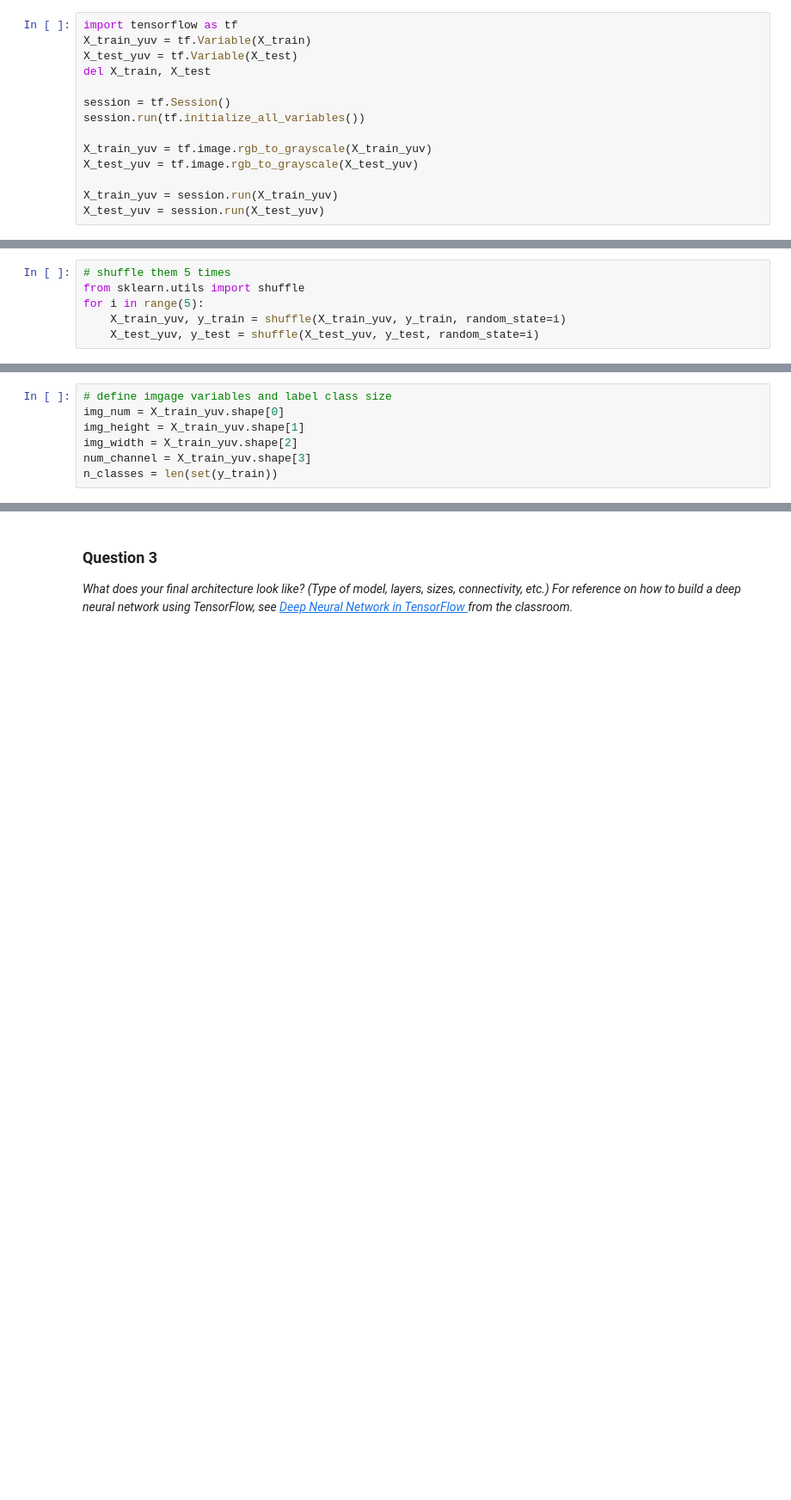
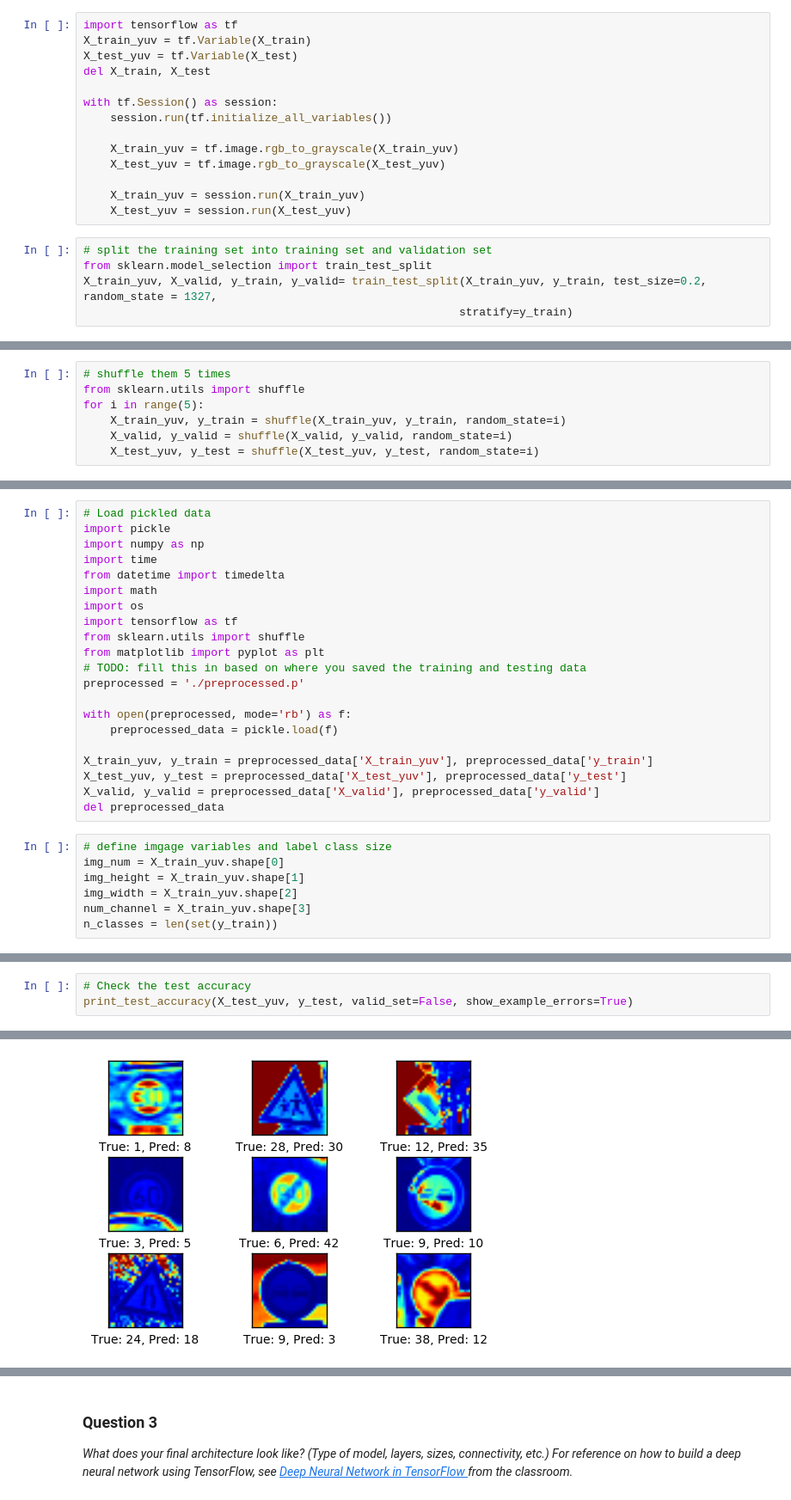
Before and after one commit to lancejchen/traffic-signs, a Jupyter notebook: Traffic_Signs_Recognition.ipynb, the cells around one changed output, grey strips where cells are left out. Shown: that part at 86% size. Drawn from its saved outputs; the diff is of its cells as text; blank space fills up the shorter version.

```diff
--- a/Traffic_Signs_Recognition.ipynb
+++ b/Traffic_Signs_Recognition.ipynb
@@ -120,11 +123,16 @@ X_train_yuv = tf.Variable(X_train)
 X_test_yuv = tf.Variable(X_test)
 del X_train, X_test
 
-session = tf.Session()
-session.run(tf.initialize_all_variables())
+with tf.Session() as session:
+    session.run(tf.initialize_all_variables())
 
-X_train_yuv = tf.image.rgb_to_grayscale(X_train_yuv)
-X_test_yuv = tf.image.rgb_to_grayscale(X_test_yuv)
+    X_train_yuv = tf.image.rgb_to_grayscale(X_train_yuv)
+    X_test_yuv = tf.image.rgb_to_grayscale(X_test_yuv)
 
-X_train_yuv = session.run(X_train_yuv)
-X_test_yuv = session.run(X_test_yuv)
+    X_train_yuv = session.run(X_train_yuv)
+    X_test_yuv = session.run(X_test_yuv)
+# %%
+# split the training set into training set and validation set
+from sklearn.model_selection import train_test_split
+X_train_yuv, X_valid, y_train, y_valid= train_test_split(X_train_yuv, y_train, test_size=0.2, random_state = 1327,
+                                                        stratify=y_train)
@@ -133,4 +161,5 @@ X_test_yuv = session.run(X_test_yuv)
 from sklearn.utils import shuffle
 for i in range(5):
     X_train_yuv, y_train = shuffle(X_train_yuv, y_train, random_state=i)
+    X_valid, y_valid = shuffle(X_valid, y_valid, random_state=i)
     X_test_yuv, y_test = shuffle(X_test_yuv, y_test, random_state=i)
@@ -199,6 +260,27 @@ _Describe how you set up the training, validation and testing data for your mode
 # %%
 ### Define your architecture here.
 ### Feel free to use as many code cells as needed.
+# %%
+# Load pickled data
+import pickle
+import numpy as np
+import time
+from datetime import timedelta
+import math
+import os
+import tensorflow as tf
+from sklearn.utils import shuffle
+from matplotlib import pyplot as plt
+# TODO: fill this in based on where you saved the training and testing data
+preprocessed = './preprocessed.p'
+
+with open(preprocessed, mode='rb') as f:
+    preprocessed_data = pickle.load(f)
+
+X_train_yuv, y_train = preprocessed_data['X_train_yuv'], preprocessed_data['y_train']
+X_test_yuv, y_test = preprocessed_data['X_test_yuv'], preprocessed_data['y_test']
+X_valid, y_valid = preprocessed_data['X_valid'], preprocessed_data['y_valid']
+del preprocessed_data
 # %%
 # define imgage variables and label class size
 img_num = X_train_yuv.shape[0]
@@ -559,0 +606,4 @@ ax:  Axes(0.684722,0.125;0.215278x0.215278)
+# %%
+# Check the test accuracy
+print_test_accuracy(X_test_yuv, y_test, valid_set=False, show_example_errors=True)
+# %% [output]
@@ -559,0 +627 @@ ax:  Axes(0.684722,0.125;0.215278x0.215278)
+[figure, added]
```
Also changed, not shown: parts of 27 cells of this notebook, 3 other files.
